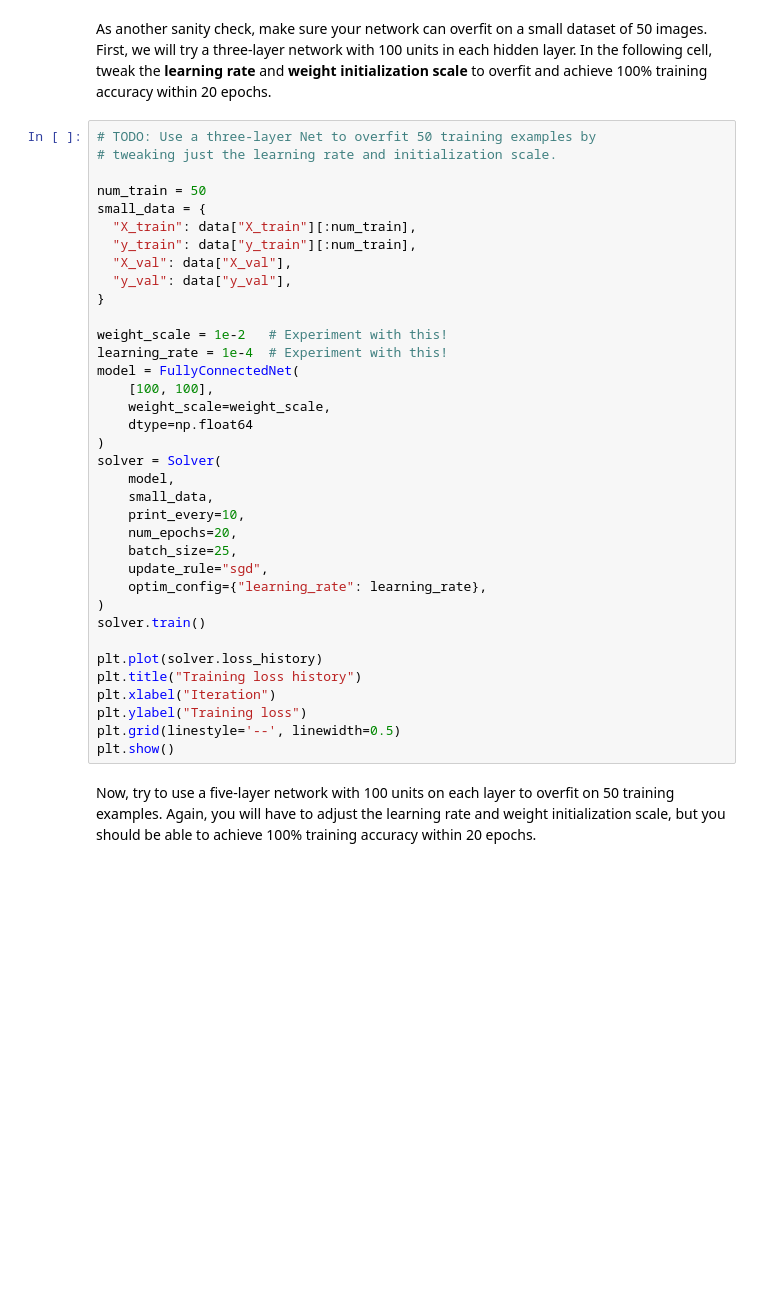
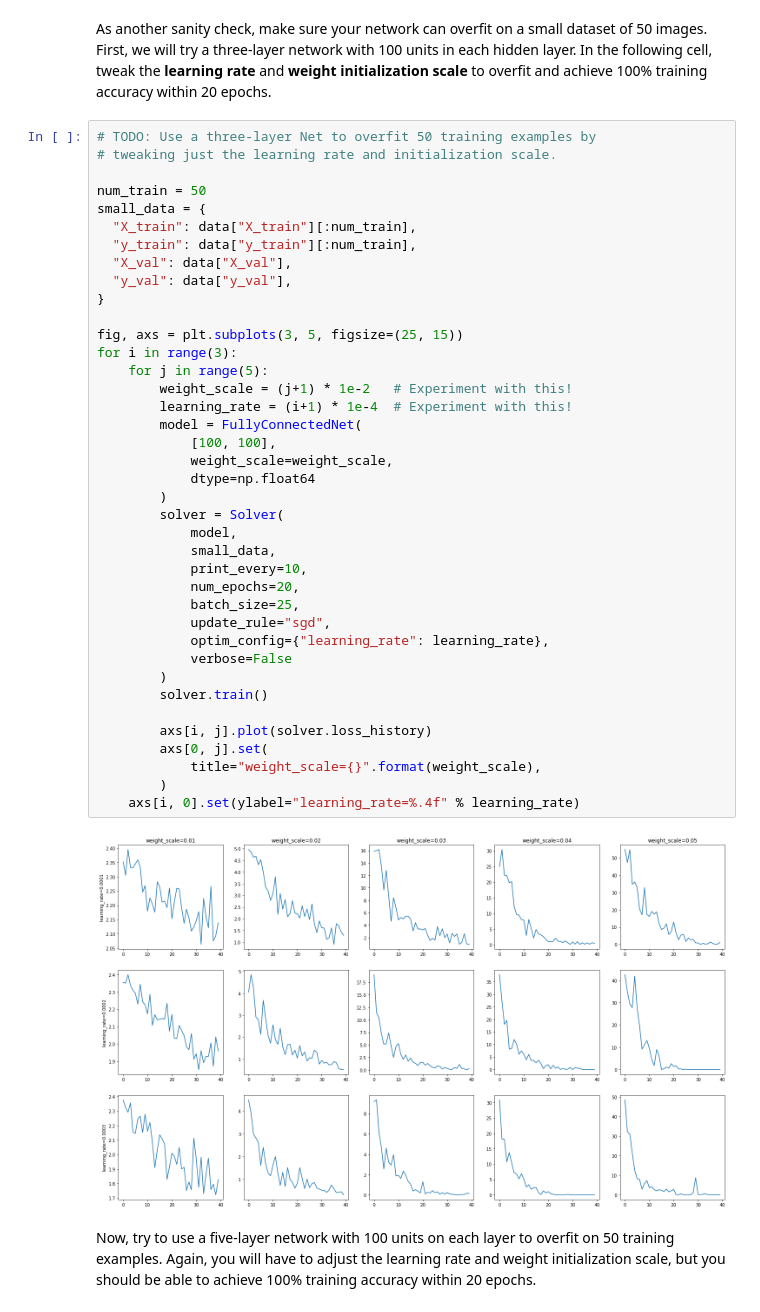
Before and after one commit to capy-pl/cs231n, a Jupyter notebook: assignment2/FullyConnectedNets.ipynb, the cells around one changed output. Cells and saved outputs as stored; diff of their text form; blank space fills up the shorter version.

Commit message:
update optimizers

```diff
--- a/assignment2/FullyConnectedNets.ipynb
+++ b/assignment2/FullyConnectedNets.ipynb
@@ -97,39 +97,44 @@ As another sanity check, make sure your network can overfit on a small dataset o
 # %%
 # TODO: Use a three-layer Net to overfit 50 training examples by
 # tweaking just the learning rate and initialization scale.
 
 num_train = 50
 small_data = {
   "X_train": data["X_train"][:num_train],
   "y_train": data["y_train"][:num_train],
   "X_val": data["X_val"],
   "y_val": data["y_val"],
 }
 
-weight_scale = 1e-2   # Experiment with this!
-learning_rate = 1e-4  # Experiment with this!
-model = FullyConnectedNet(
-    [100, 100],
-    weight_scale=weight_scale,
-    dtype=np.float64
-)
-solver = Solver(
-    model,
-    small_data,
-    print_every=10,
-    num_epochs=20,
-    batch_size=25,
-    update_rule="sgd",
-    optim_config={"learning_rate": learning_rate},
-)
-solver.train()
+fig, axs = plt.subplots(3, 5, figsize=(25, 15))
+for i in range(3):
+    for j in range(5):
+        weight_scale = (j+1) * 1e-2   # Experiment with this!
+        learning_rate = (i+1) * 1e-4  # Experiment with this!
+        model = FullyConnectedNet(
+            [100, 100],
+            weight_scale=weight_scale,
+            dtype=np.float64
+        )
+        solver = Solver(
+            model,
+            small_data,
+            print_every=10,
+            num_epochs=20,
+            batch_size=25,
+            update_rule="sgd",
+            optim_config={"learning_rate": learning_rate},
+            verbose=False
+        )
+        solver.train()
 
-plt.plot(solver.loss_history)
-plt.title("Training loss history")
-plt.xlabel("Iteration")
-plt.ylabel("Training loss")
-plt.grid(linestyle='--', linewidth=0.5)
-plt.show()
+        axs[i, j].plot(solver.loss_history)
+        axs[0, j].set(
+            title="weight_scale={}".format(weight_scale),
+        )
+    axs[i, 0].set(ylabel="learning_rate=%.4f" % learning_rate)
+# %% [output]
+[figure, added]
 # %% [markdown]
 Now, try to use a five-layer network with 100 units on each layer to overfit on 50 training examples. Again, you will have to adjust the learning rate and weight initialization scale, but you should be able to achieve 100% training accuracy within 20 epochs.
 # %%
```
Also changed, not shown: parts of 6 cells of this notebook, 1 other file.
